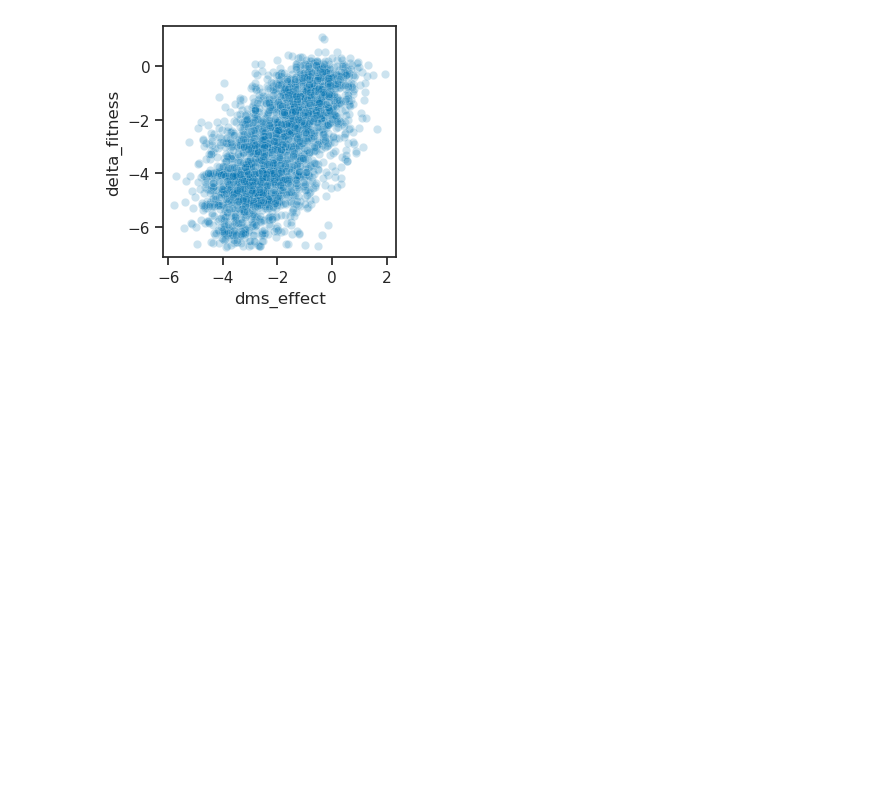
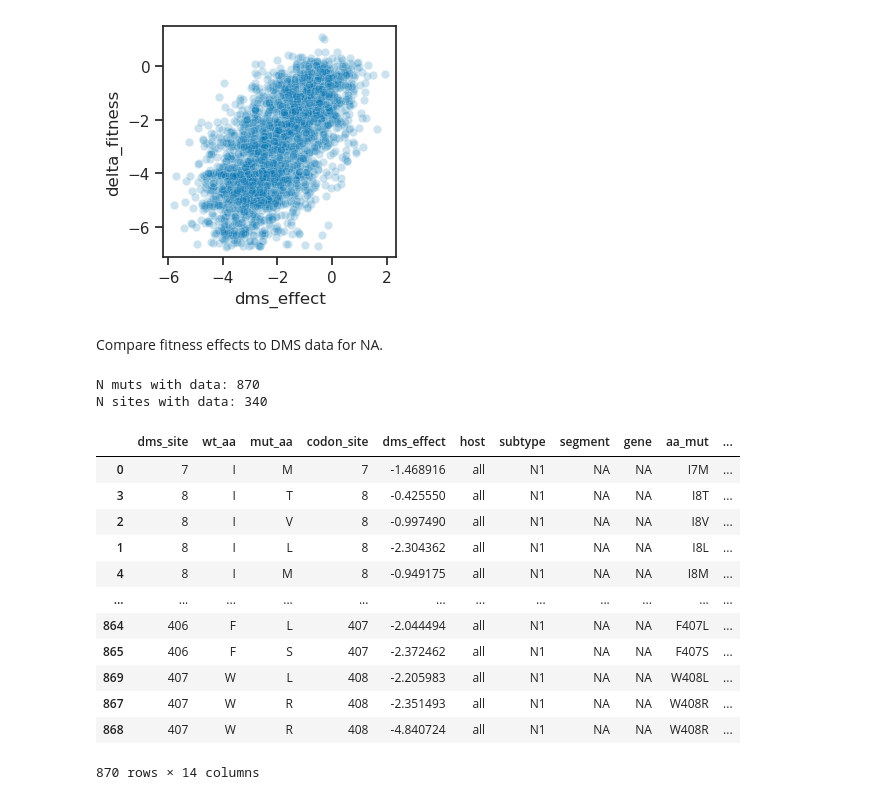
Before and after one commit to matsengrp/flu-mut-rates, a Jupyter notebook: notebooks/analyze_fitness_effects.ipynb, the cells around one changed output. Drawn from its saved outputs; the diff is of its cells as text; code cells hidden in the pictures; blank space fills up the shorter version.

```diff
--- a/notebooks/analyze_fitness_effects.ipynb
+++ b/notebooks/analyze_fitness_effects.ipynb
@@ -316,3 +316,41 @@ plt.show()
 # %% [output]
 0.6159234328453349
 [figure]
+# %% [markdown]
+Compare fitness effects to DMS data for NA.
+# %%
+# Get fitness data
+na_fitness_data = fitness_df[
+    (fitness_df['mut_class'] == 'nonsynonymous') &
+    (fitness_df['expected_count'] >= count_threshold_dms_comparison) &
+    (fitness_df['gene'] == 'NA') &
+    (fitness_df['subtype'] == 'N1')
+].copy()
+na_fitness_data['codon_site'] = na_fitness_data['codon_site'].astype(int)
+
+# Read in data and merge with fitness data. The sites are indexed in the exact same way.
+na_dms_data = (
+    pd.read_csv('../results/dms_data/Wang_NA/processed_dms_data.csv')
+    .rename(columns={'tree_reference_site' : 'codon_site'})
+    .merge(na_fitness_data, on=['codon_site', 'wt_aa', 'mut_aa'], how='inner')
+    .sort_values('codon_site')
+)
+print('N muts with data:', len(na_dms_data))
+print('N sites with data:', na_dms_data['codon_site'].nunique())
+na_dms_data
+# %% [output]
+N muts with data: 870
+N sites with data: 340
+|  | dms_site | wt_aa | mut_aa | codon_site | dms_effect | host | subtype | segment | gene | aa_mut | ... |
+| 0 | 7 | I | M | 7 | -1.468916 | all | N1 | NA | NA | I7M | ... |
+| 3 | 8 | I | T | 8 | -0.425550 | all | N1 | NA | NA | I8T | ... |
+| 2 | 8 | I | V | 8 | -0.997490 | all | N1 | NA | NA | I8V | ... |
+| 1 | 8 | I | L | 8 | -2.304362 | all | N1 | NA | NA | I8L | ... |
+| 4 | 8 | I | M | 8 | -0.949175 | all | N1 | NA | NA | I8M | ... |
+| ... | ... | ... | ... | ... | ... | ... | ... | ... | ... | ... | ... |
+| 864 | 406 | F | L | 407 | -2.044494 | all | N1 | NA | NA | F407L | ... |
+| 865 | 406 | F | S | 407 | -2.372462 | all | N1 | NA | NA | F407S | ... |
+| 869 | 407 | W | L | 408 | -2.205983 | all | N1 | NA | NA | W408L | ... |
+| 867 | 407 | W | R | 408 | -2.351493 | all | N1 | NA | NA | W408R | ... |
+| 868 | 407 | W | R | 408 | -4.840724 | all | N1 | NA | NA | W408R | ... |
+870 rows × 14 columns
```
Also changed, not shown: parts of 2 cells of this notebook, 2 other files.
